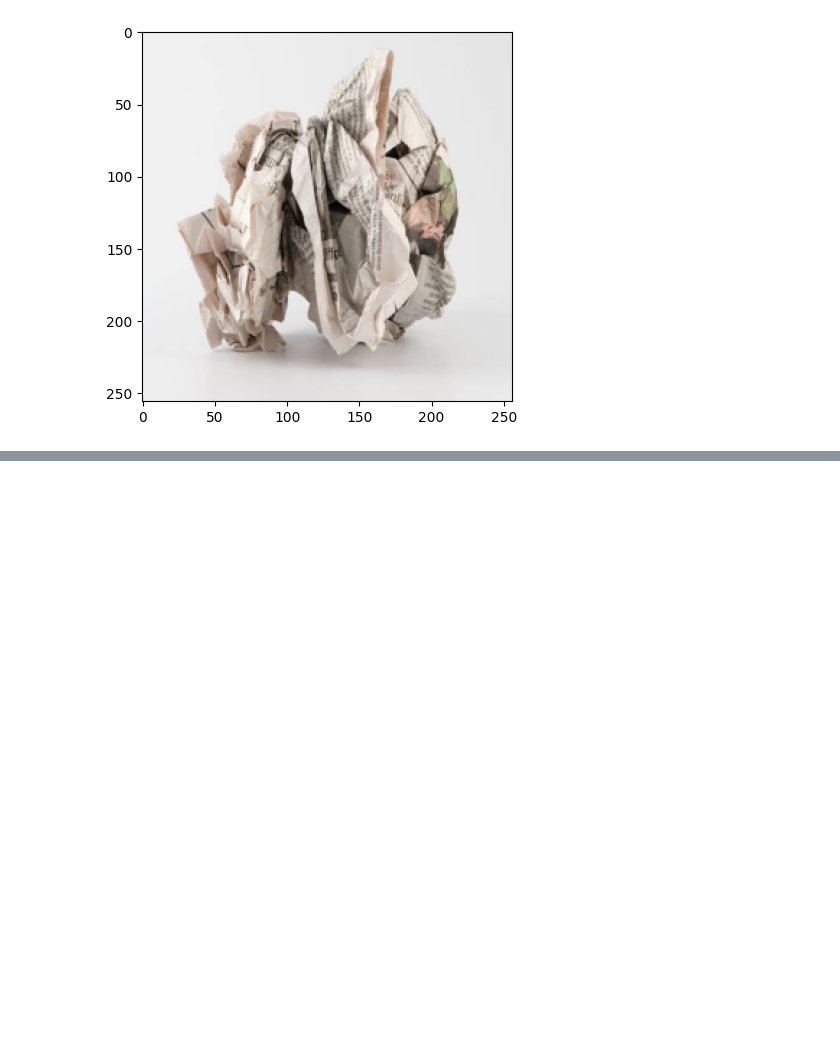
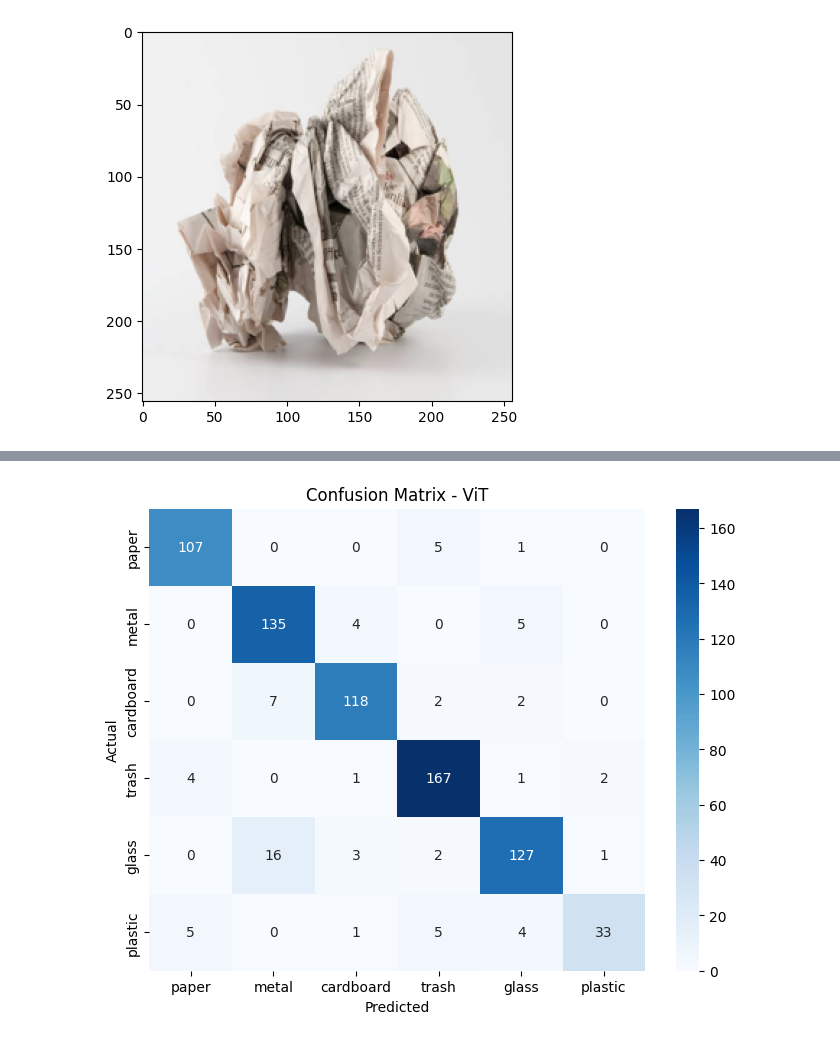
Before and after one commit to athikaf/Garbage-classification-model, a Jupyter notebook: garbage.ipynb, the cells around one changed output, grey strips where cells are left out. Cells and saved outputs as stored; diff of their text form; code cells hidden in the pictures; blank space fills up the shorter version.

```diff
--- a/garbage.ipynb
+++ b/garbage.ipynb
@@ -331,0 +399,2 @@ torch.save(model.state_dict(), "model.pth")
+# %%
+vit_model = ViTClassifier(len(classes)).to(device)
@@ -331,0 +415,4 @@ torch.save(model.state_dict(), "model.pth")
+# %%
+
+vit_model.load_state_dict(torch.load("vit_model.pth", map_location=torch.device('cpu')))
+vit_model.eval()
@@ -331,0 +441,25 @@ torch.save(model.state_dict(), "model.pth")
+# %%
+def evaluate_model_metrics(model, dataloader, device):
+    model.eval()
+    all_preds = []
+    all_labels = []
+
+    with torch.no_grad():
+        for images, labels in tqdm(dataloader):
+            images = images.to(device)
+            labels = labels.to(device)
+            outputs = model(images)
+            _, preds = torch.max(outputs, 1)
+            all_preds.extend(preds.cpu().numpy())
+            all_labels.extend(labels.cpu().numpy())
+
+    # Generate classification report
+    report = classification_report(all_labels, all_preds, target_names=classes, digits=4)
+    cm = confusion_matrix(all_labels, all_preds)
+
+    return report, cm
+# %%
+report_vit, cm_vit = evaluate_model_metrics(vit_model, test_dl, device)
+
+print("Classification Report for ViT Model:\n")
+print(report_vit)
@@ -331,0 +481,12 @@ torch.save(model.state_dict(), "model.pth")
+# %%
+import seaborn as sns
+import matplotlib.pyplot as plt
+
+plt.figure(figsize=(8,6))
+sns.heatmap(cm_vit, annot=True, fmt="d", cmap="Blues", xticklabels=classes, yticklabels=classes)
+plt.xlabel("Predicted")
+plt.ylabel("Actual")
+plt.title("Confusion Matrix - ViT")
+plt.show()
+# %% [output]
+[figure, added]
```
Also changed, not shown: parts of 15 cells of this notebook, 5 other files.
